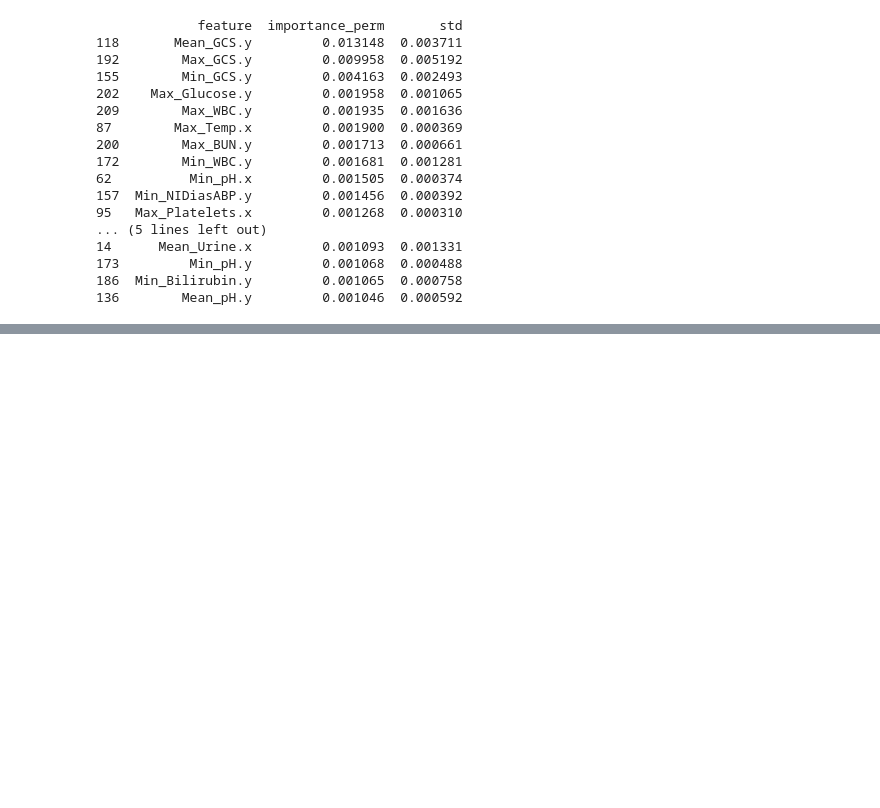
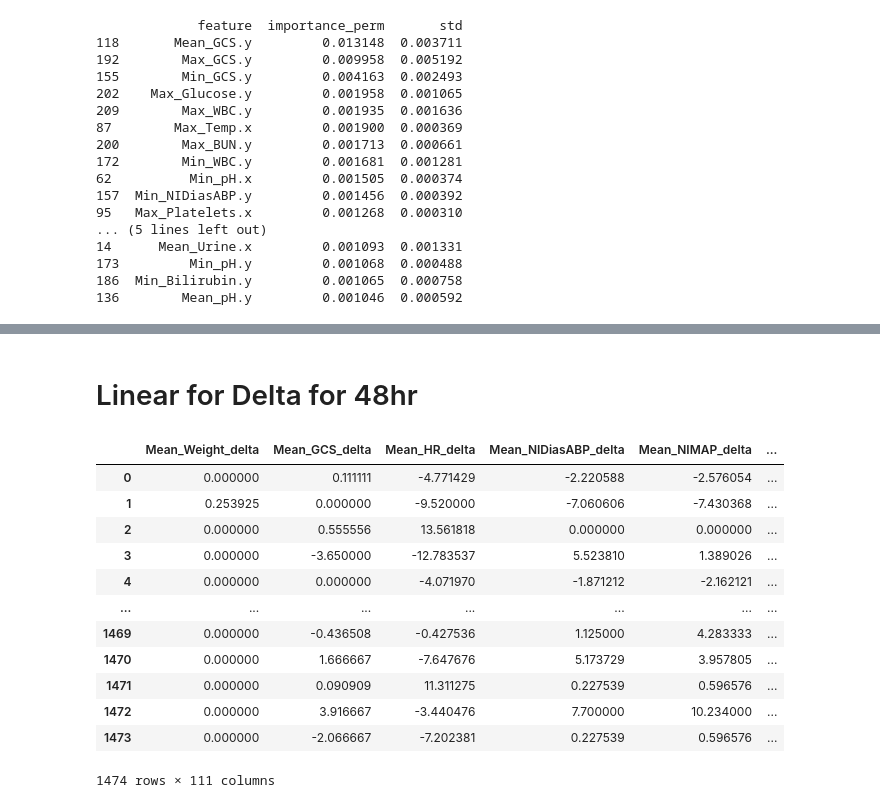
Before and after one commit to Joshiahtan/ADS1002-ICU-Project, a Jupyter notebook: notebook/Wahson/ICU_Project.ipynb, the cells around one changed output, grey strips where cells are left out. Cells and saved outputs as stored; diff of their text form; code cells hidden in the pictures; blank space fills up the shorter version.

```diff
--- a/notebook/Wahson/ICU_Project.ipynb
+++ b/notebook/Wahson/ICU_Project.ipynb
@@ -236,0 +291,28 @@ print(perm_importance.head(20))
+# %% [markdown]
+# Linear for Delta for 48hr
+# %%
+delta_features = {}
+
+for col in icu_data.columns:
+    if col.endswith(".x"):
+        base_name = col[:-2]
+        col_x = f"{base_name}.x"
+        col_y = f"{base_name}.y"
+        if col_y in icu_data.columns:
+            delta_features[f"{base_name}_delta"] = icu_data[col_y] - icu_data[col_x]
+delta_df = pd.DataFrame(delta_features)
+delta_df
+# %% [output]
+|  | Mean_Weight_delta | Mean_GCS_delta | Mean_HR_delta | Mean_NIDiasABP_delta | Mean_NIMAP_delta | ... |
+| 0 | 0.000000 | 0.111111 | -4.771429 | -2.220588 | -2.576054 | ... |
+| 1 | 0.253925 | 0.000000 | -9.520000 | -7.060606 | -7.430368 | ... |
+| 2 | 0.000000 | 0.555556 | 13.561818 | 0.000000 | 0.000000 | ... |
+| 3 | 0.000000 | -3.650000 | -12.783537 | 5.523810 | 1.389026 | ... |
+| 4 | 0.000000 | 0.000000 | -4.071970 | -1.871212 | -2.162121 | ... |
+| ... | ... | ... | ... | ... | ... | ... |
+| 1469 | 0.000000 | -0.436508 | -0.427536 | 1.125000 | 4.283333 | ... |
+| 1470 | 0.000000 | 1.666667 | -7.647676 | 5.173729 | 3.957805 | ... |
+| 1471 | 0.000000 | 0.090909 | 11.311275 | 0.227539 | 0.596576 | ... |
+| 1472 | 0.000000 | 3.916667 | -3.440476 | 7.700000 | 10.234000 | ... |
+| 1473 | 0.000000 | -2.066667 | -7.202381 | 0.227539 | 0.596576 | ... |
+1474 rows × 111 columns
```
Also changed, not shown: parts of 12 cells of this notebook.
